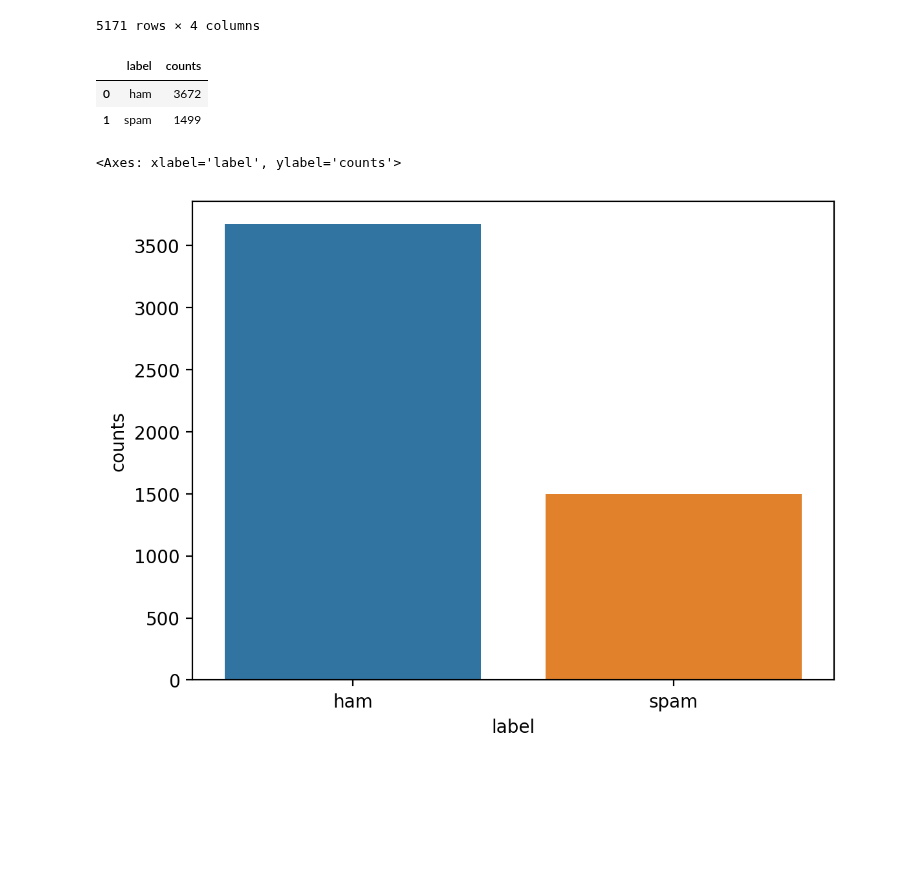
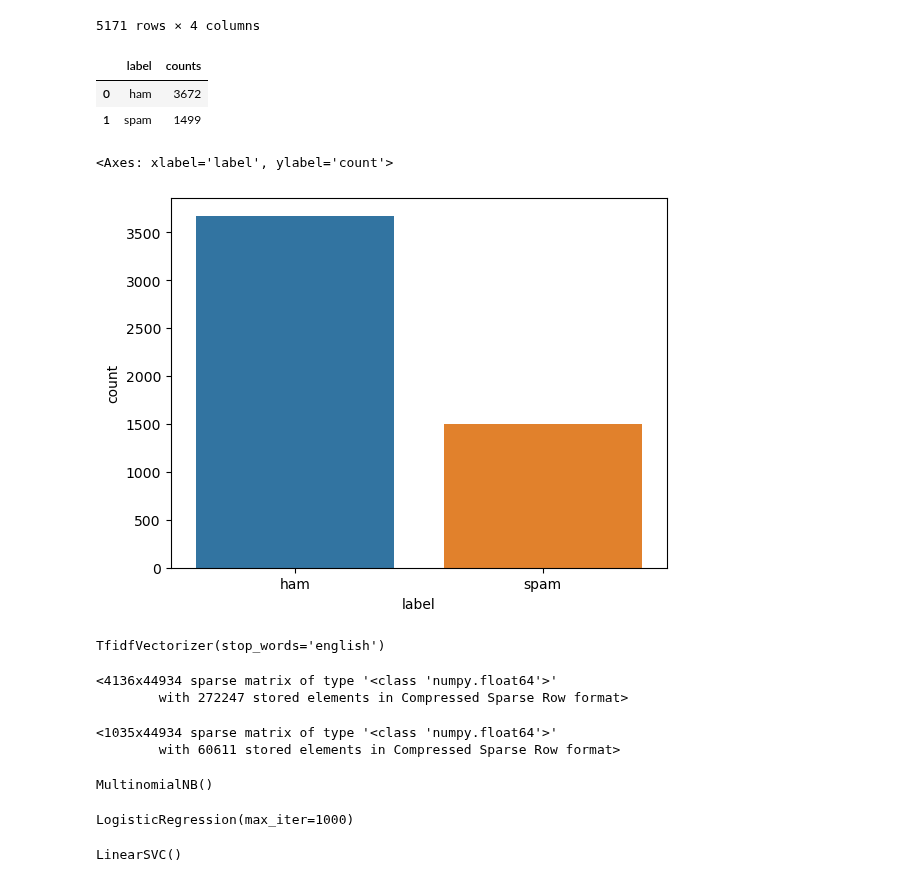
Before and after one commit to firmlab/binder-template, a Jupyter notebook: classification_try/spam_filter/index.ipynb, the cells around one changed output. Drawn from its saved outputs; the diff is of its cells as text; code cells hidden in the pictures; blank space fills up the shorter version.

Commit message:
Spam filtering exercise

```diff
--- a/classification_try/spam_filter/index.ipynb
+++ b/classification_try/spam_filter/index.ipynb
@@ -36,16 +38,23 @@ memory usage: 161.7+ KB
 | 5170 | 4807 | spam | Subject: important online banking... | 1 |
 5171 rows × 4 columns
 # %%
+# can use countplot for this
 df_bar = mail_df.groupby('label').size().reset_index(name='counts')
+
+df_bar
+# %% [output]
+|  | label | counts |
+| 0 | ham | 3672 |
+| 1 | spam | 1499 |
 # %%
-df_bar
+# can use countplot for this
+# df_bar
-# %% [output]
-|  | label | counts |
-| 0 | ham | 3672 |
-| 1 | spam | 1499 |
 # %%
-plt.figure(dpi=200)
-sns.barplot(data=df_bar, x='label', y='counts')
+# can use countplot for this
+# plt.figure(dpi=100)
+# sns.barplot(data=df_bar, x='label', y='counts')
-# %% [output]
-<Axes: xlabel='label', ylabel='counts'>
-[figure, removed]
+# %%
+sns.countplot(data=mail_df, x='label')
+# %% [output]
+<Axes: xlabel='label', ylabel='count'>
+[figure, added]
@@ -51,0 +70,8 @@ sns.barplot(data=df_bar, x='label', y='counts')
+# %%
+# vectorization
+from sklearn.feature_extraction.text import TfidfVectorizer
+
+tfidf = TfidfVectorizer(stop_words='english')
+tfidf.fit(X_train)
+# %% [output]
+TfidfVectorizer(stop_words='english')
@@ -51,0 +83,40 @@ sns.barplot(data=df_bar, x='label', y='counts')
+# %%
+X_train_tfidf
+# %% [output]
+<4136x44934 sparse matrix of type '<class 'numpy.float64'>'
+        with 272247 stored elements in Compressed Sparse Row format>
+# %%
+X_test_tfidf
+# %% [output]
+<1035x44934 sparse matrix of type '<class 'numpy.float64'>'
+        with 60611 stored elements in Compressed Sparse Row format>
+# %%
+# Using Naive Bayes model / algorithm / estimator
+
+from sklearn.naive_bayes import MultinomialNB
+
+nb = MultinomialNB()
+nb.fit(X_train_tfidf, y_train)
+# %% [output]
+MultinomialNB()
+# %%
+# Using LogisticRegression model / algorithm / estimator
+
+from sklearn.linear_model import LogisticRegression
+
+log_model = LogisticRegression(max_iter=1000)
+log_model.fit(X_train_tfidf, y_train)
+# %% [output]
+LogisticRegression(max_iter=1000)
+# %%
+# Using Support Vector Machine model / algorithm / estimator
+
+from sklearn.svm import SVC,LinearSVC
+
+rbf_svc = SVC()
+rbf_svc.fit(X_train_tfidf, y_train)
+
+linear_svc = LinearSVC()
+linear_svc.fit(X_train_tfidf, y_train)
+# %% [output]
+LinearSVC()
```
Also changed, not shown: parts of 8 cells of this notebook, 3 other files.
